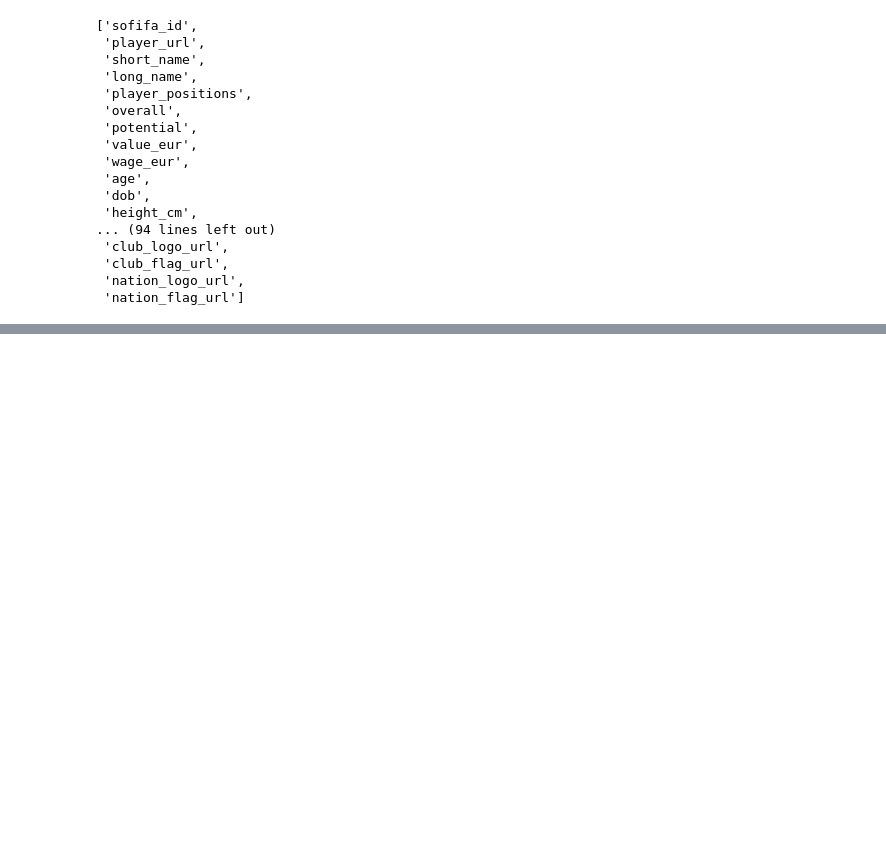
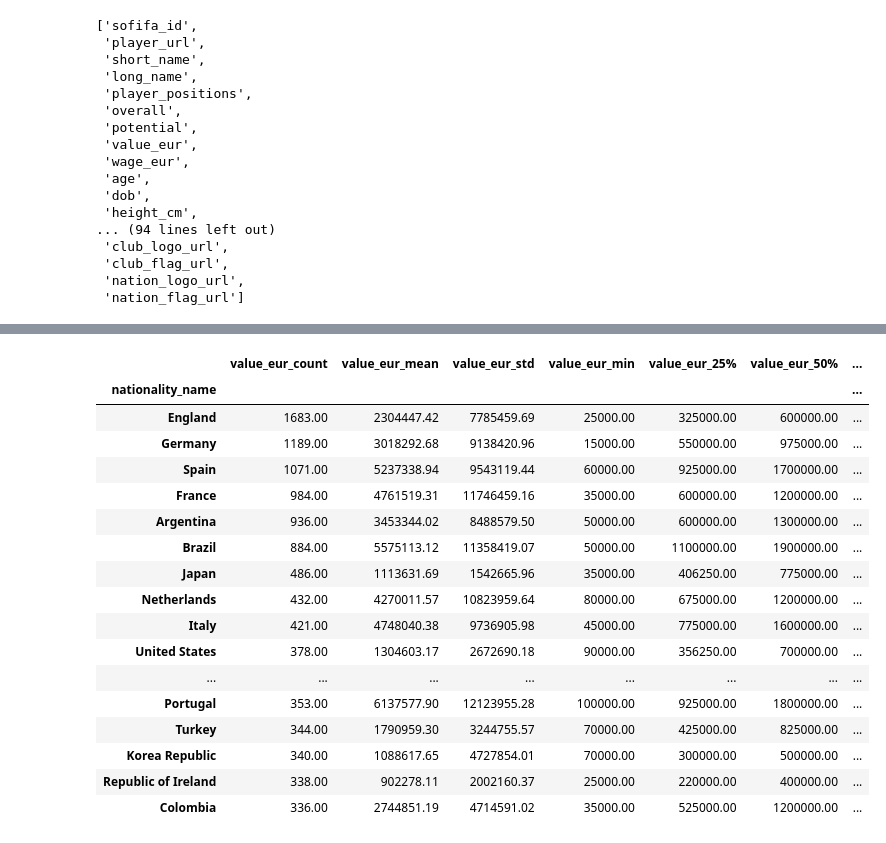
Before and after one commit to com-480-data-visualization/datavis-project-2022-y3, a Jupyter notebook: Exploratory Data Analysis.ipynb, the cells around one changed output, grey strips where cells are left out. Cells and saved outputs as stored; diff of their text form; code cells hidden in the pictures; blank space fills up the shorter version.

```diff
--- a/Exploratory Data Analysis.ipynb
+++ b/Exploratory Data Analysis.ipynb
@@ -313,3 +313,17 @@ list(df_player.columns)
  'club_flag_url',
  'nation_logo_url',
  'nation_flag_url']
+# %%
+player_attr = ['sofifa_id','long_name','player_positions','overall','potential','value_eur','wage_eur','age','height_cm','weight_kg',
+               'club_name', 'league_name', 'league_level', 'club_position', 'club_jersey_number', 'nationality_name', 'nation_position', 'nation_jersey_number',
+               'preferred_foot', 'weak_foot', 'skill_moves', 'body_type', 'real_face', 'player_tags', 'pace', 'shooting', 'passing', 'dribbling', 'defending', 'physic',
+               'attacking_crossing', 'attacking_finishing', 'attacking_heading_accuracy', 'attacking_short_passing', 'attacking_volleys',
+               'skill_dribbling', 'skill_curve', 'skill_fk_accuracy', 'skill_long_passing', 'skill_ball_control',
+               'movement_acceleration', 'movement_sprint_speed', 'movement_agility', 'movement_reactions', 'movement_balance',
+               'power_shot_power', 'power_jumping', 'power_stamina', 'power_strength', 'power_long_shots',
+               'mentality_aggression', 'mentality_interceptions', 'mentality_positioning', 'mentality_vision', 'mentality_penalties', 'mentality_composure',
+               'defending_marking_awareness', 'defending_standing_tackle', 'defending_sliding_tackle',
+               'goalkeeping_diving', 'goalkeeping_handling', 'goalkeeping_kicking', 'goalkeeping_positioning', 'goalkeeping_reflexes', 'goalkeeping_speed']
+
+df_player = df_player[player_attr]
+df_player.head()
@@ -315,0 +347,23 @@ list(df_player.columns)
+# %%
+# Dispay top 40 countries statistics by count of registered players
+d_nation_top_count = d_player_value_wage.sort_values(by=['value_eur_count'], ascending=False).head(20)
+d_nation_top_count
+# %% [output]
+|  | value_eur_count | value_eur_mean | value_eur_std | value_eur_min | value_eur_25% | value_eur_50% | ... |
+| nationality_name |  |  |  |  |  |  | ... |
+| England | 1683.00 | 2304447.42 | 7785459.69 | 25000.00 | 325000.00 | 600000.00 | ... |
+| Germany | 1189.00 | 3018292.68 | 9138420.96 | 15000.00 | 550000.00 | 975000.00 | ... |
+| Spain | 1071.00 | 5237338.94 | 9543119.44 | 60000.00 | 925000.00 | 1700000.00 | ... |
+| France | 984.00 | 4761519.31 | 11746459.16 | 35000.00 | 600000.00 | 1200000.00 | ... |
+| Argentina | 936.00 | 3453344.02 | 8488579.50 | 50000.00 | 600000.00 | 1300000.00 | ... |
+| Brazil | 884.00 | 5575113.12 | 11358419.07 | 50000.00 | 1100000.00 | 1900000.00 | ... |
+| Japan | 486.00 | 1113631.69 | 1542665.96 | 35000.00 | 406250.00 | 775000.00 | ... |
+| Netherlands | 432.00 | 4270011.57 | 10823959.64 | 80000.00 | 675000.00 | 1200000.00 | ... |
+| Italy | 421.00 | 4748040.38 | 9736905.98 | 45000.00 | 775000.00 | 1600000.00 | ... |
+| United States | 378.00 | 1304603.17 | 2672690.18 | 90000.00 | 356250.00 | 700000.00 | ... |
+| ... | ... | ... | ... | ... | ... | ... | ... |
+| Portugal | 353.00 | 6137577.90 | 12123955.28 | 100000.00 | 925000.00 | 1800000.00 | ... |
+| Turkey | 344.00 | 1790959.30 | 3244755.57 | 70000.00 | 425000.00 | 825000.00 | ... |
+| Korea Republic | 340.00 | 1088617.65 | 4727854.01 | 70000.00 | 300000.00 | 500000.00 | ... |
+| Republic of Ireland | 338.00 | 902278.11 | 2002160.37 | 25000.00 | 220000.00 | 400000.00 | ... |
+| Colombia | 336.00 | 2744851.19 | 4714591.02 | 35000.00 | 525000.00 | 1200000.00 | ... |
```
Also changed, not shown: parts of 18 cells of this notebook, 1 other file.
